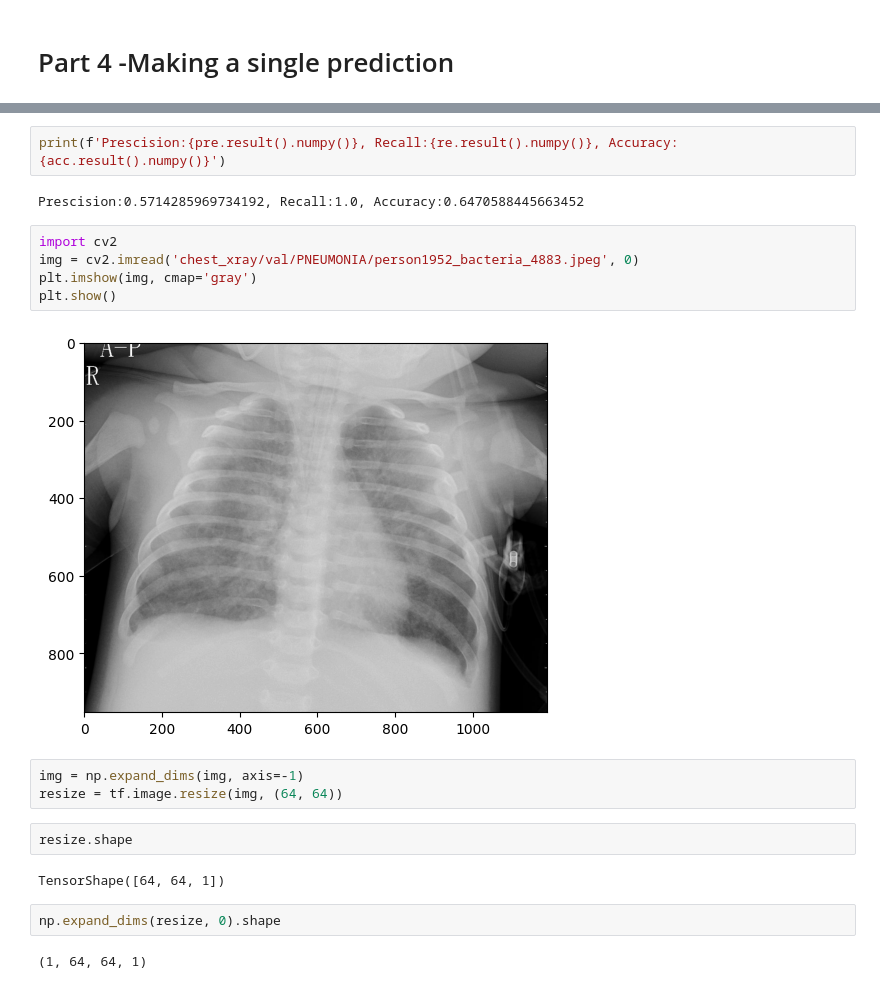
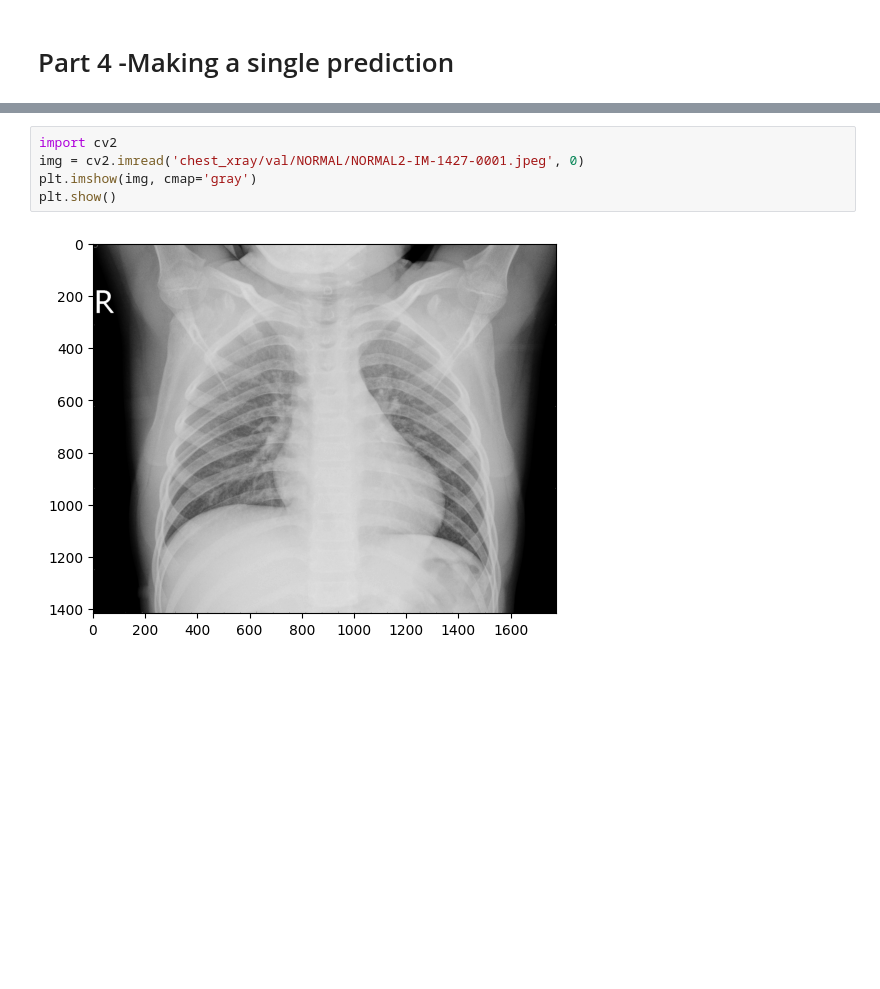
Before and after one commit to david-boules/SDS-CP021-pneumonia-detection, a Jupyter notebook: notebooks/blake-lawall/Pneumonia_Detection.ipynb, the cells around one changed output, grey strips where cells are left out. Drawn from its saved outputs; the diff is of its cells as text; blank space fills up the shorter version.

```diff
--- a/notebooks/blake-lawall/Pneumonia_Detection.ipynb
+++ b/notebooks/blake-lawall/Pneumonia_Detection.ipynb
@@ -341,22 +340,7 @@ for batch in val_data.as_numpy_iterator():
-# %%
-print(f'Prescision:{pre.result().numpy()}, Recall:{re.result().numpy()}, Accuracy:{acc.result().numpy()}')
-# %% [output]
-Prescision:0.5714285969734192, Recall:1.0, Accuracy:0.6470588445663452
 # %%
 import cv2
-img = cv2.imread('chest_xray/val/PNEUMONIA/person1952_bacteria_4883.jpeg', 0)
+img = cv2.imread('chest_xray/val/NORMAL/NORMAL2-IM-1427-0001.jpeg', 0)
 plt.imshow(img, cmap='gray')
 plt.show()
 # %% [output]
-[figure, old version]
+[figure, new version]
-# %%
-img = np.expand_dims(img, axis=-1)
-resize = tf.image.resize(img, (64, 64))
-# %%
-resize.shape
-# %% [output]
-TensorShape([64, 64, 1])
-# %%
-np.expand_dims(resize, 0).shape
-# %% [output]
-(1, 64, 64, 1)
```
Also changed, not shown: parts of 66 cells of this notebook, 1 other file.
